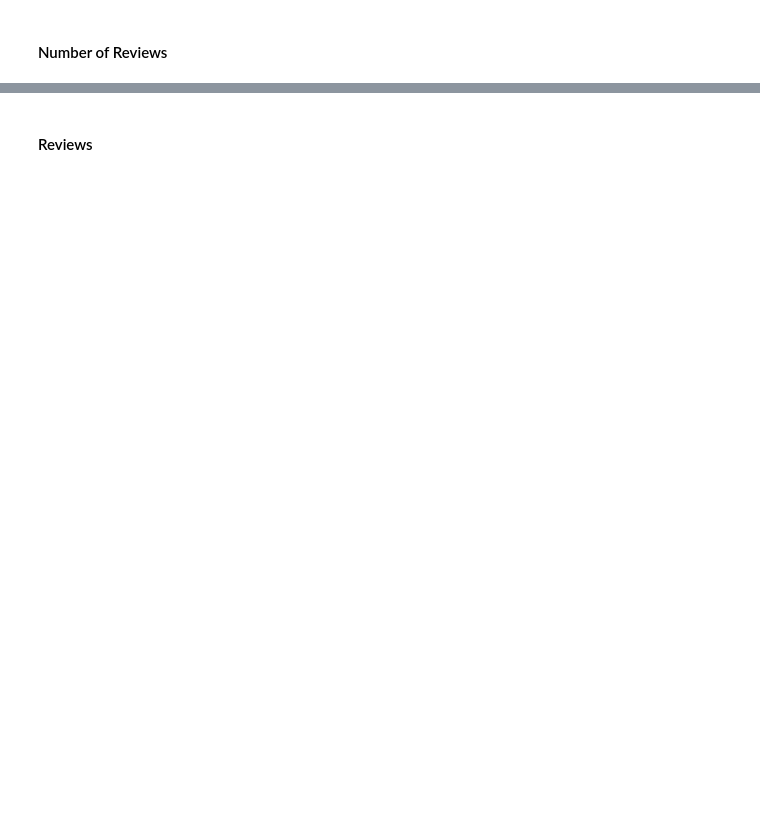
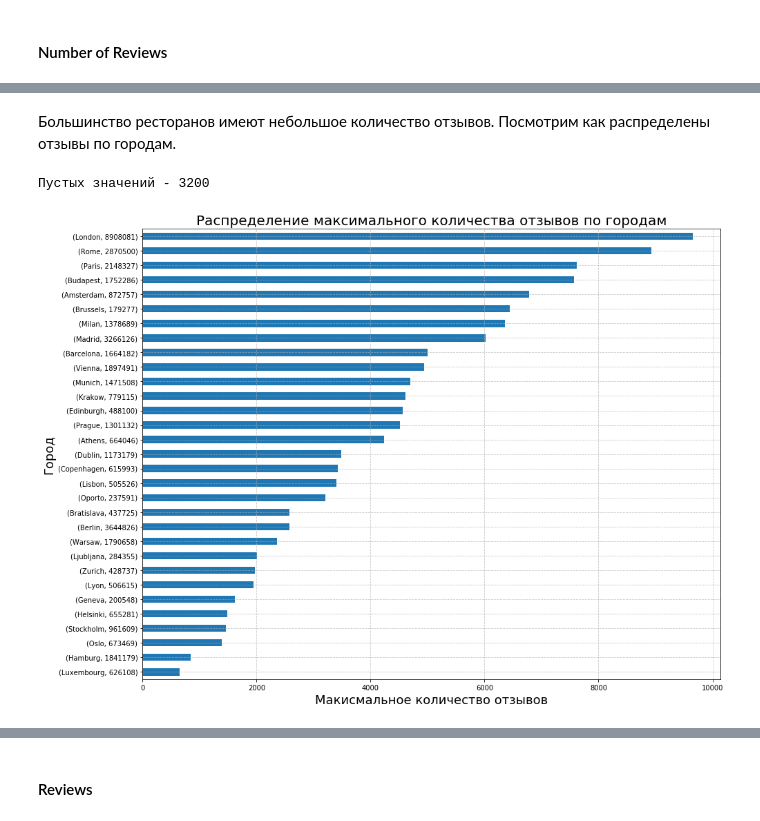
Before and after one commit to BasilPDS/CoursSF_L, a Jupyter notebook: module_3/module_3.ipynb, the cells around one changed output, grey strips where cells are left out. Cells and saved outputs as stored; diff of their text form; code cells hidden in the pictures; blank space fills up the shorter version.

```diff
--- a/module_3/module_3.ipynb
+++ b/module_3/module_3.ipynb
@@ -491,0 +756,7 @@ data['Number of Reviews'].isna().value_counts()
+# %% [markdown]
+Большинство ресторанов имеют небольшое количество отзывов. Посмотрим как распределены отзывы по городам.
+# %%
+data_w.num_of_reviews_info()
+# %% [output]
+Пустых значений - 3200
+[figure, added]
```
Also changed, not shown: parts of 63 cells of this notebook.
